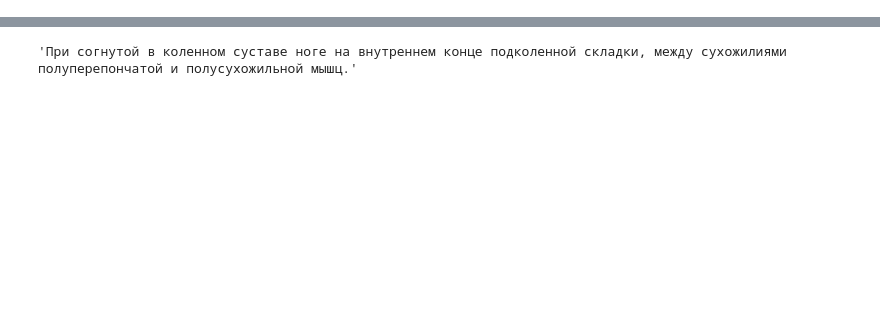
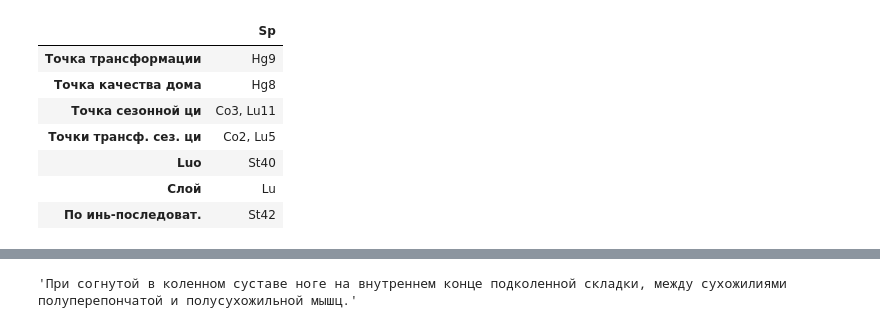
Before and after one commit to Sonnenbergenfluganschluss/KKM, a Jupyter notebook: another KKM.ipynb, the cells around one changed output, grey strips where cells are left out. Drawn from its saved outputs; the diff is of its cells as text; code cells hidden in the pictures; blank space fills up the shorter version.

```diff
--- a/another KKM.ipynb
+++ b/another KKM.ipynb
@@ -139,0 +225,11 @@ set(a) & set(b)
+# %%
+pitanie['Sp']
+# %% [output]
+|  | Sp |
+| Точка трансформации | Hg9 |
+| Точка качества дома | Hg8 |
+| Точка сезонной ци | Co3, Lu11 |
+| Точки трансф. сез. ци | Co2, Lu5 |
+| Luo | St40 |
+| Слой | Lu |
+| По инь-последоват. | St42 |
```
Also changed, not shown: parts of 18 cells of this notebook, 2 other files.
